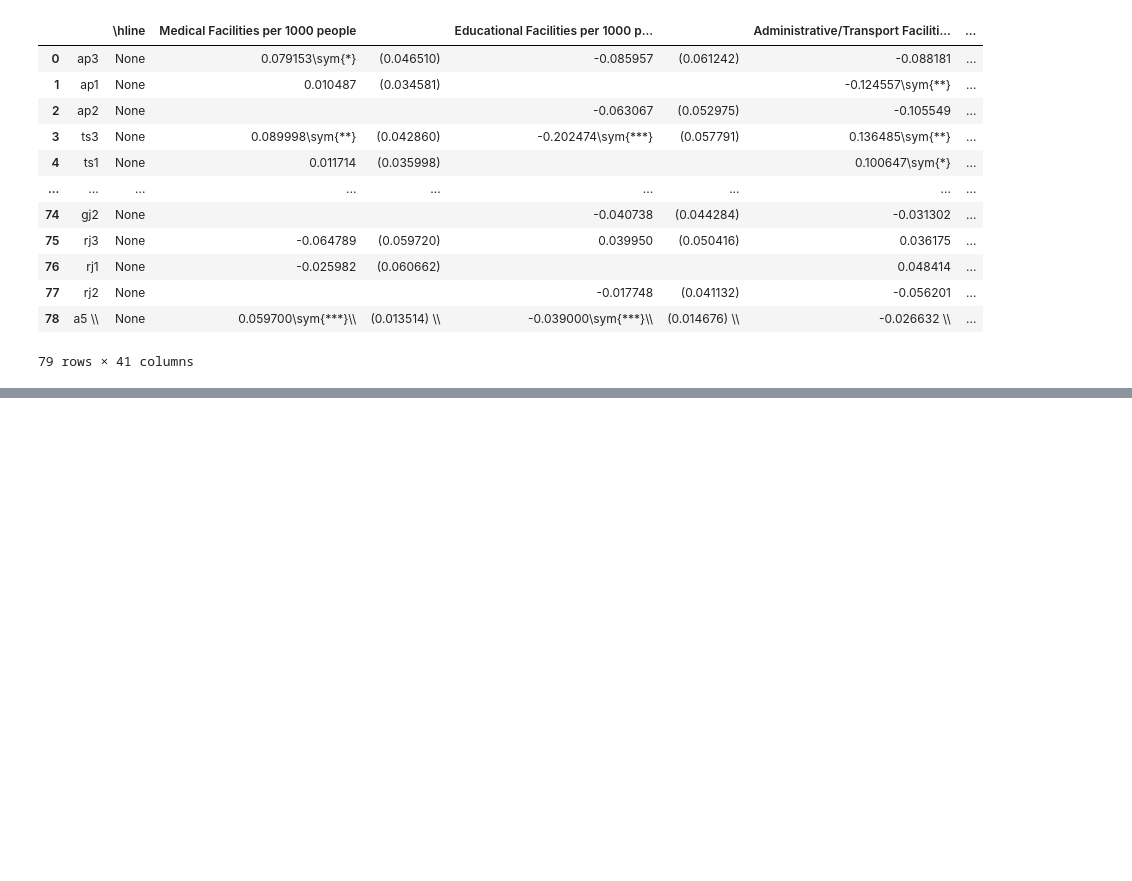
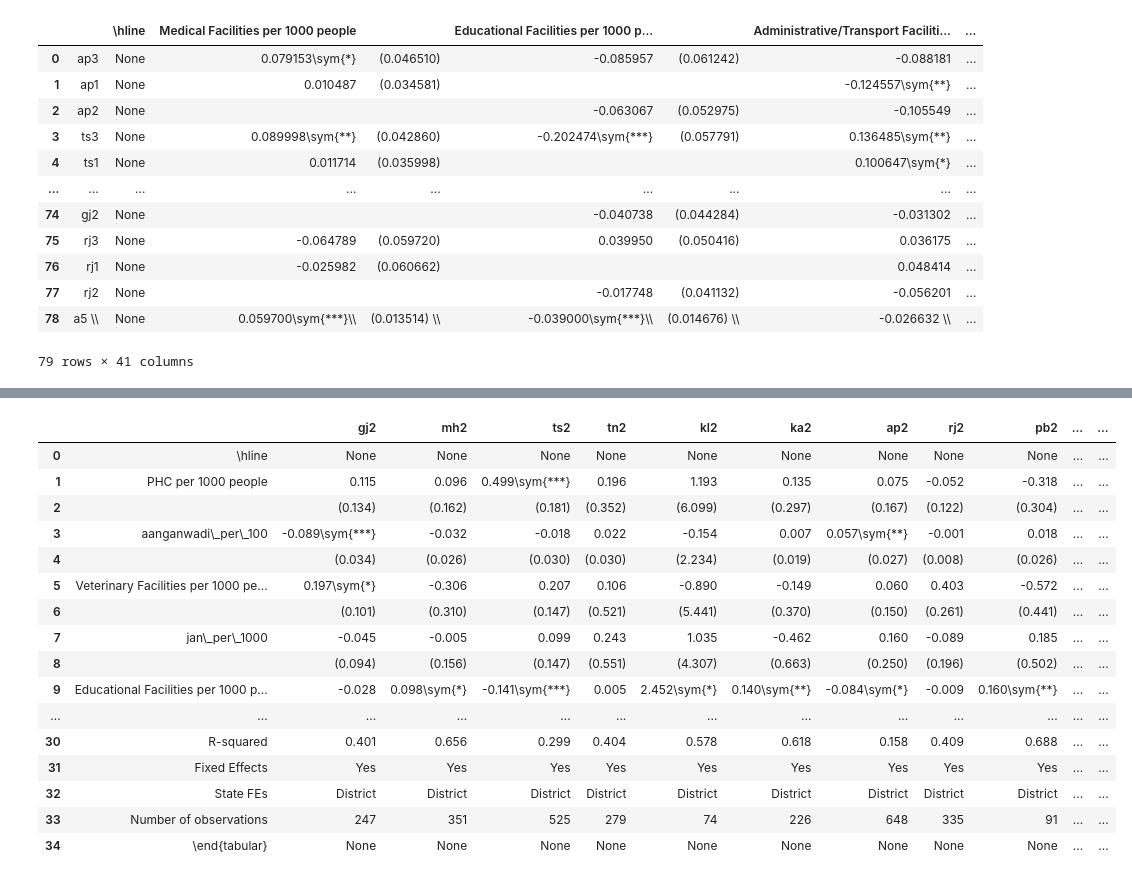
Before and after one commit to SaiSiddhardhaKalla/Master_Thesis, a Jupyter notebook: latex_table_2_csv.ipynb, the cells around one changed output, grey strips where cells are left out. Saved outputs shown, nothing was run; the diff lists cells and outputs as text; code cells hidden in the pictures; blank space fills up the shorter version.

Commit message:
Changed reg csv file data and output

```diff
--- a/latex_table_2_csv.ipynb
+++ b/latex_table_2_csv.ipynb
@@ -972,0 +894,82 @@ df1
+# %%
+
+
+# Your LaTeX table as a string
+latex_table1 = r"""
+\begin{tabular}{|l|c|c|c|c|c|c|c|c|c|c|c|c|c|c|c|c|c|c|c|c|c|c|c|c|c|c|c|c|}
+                    &         gj2         &         mh2         &         ts2         &         tn2         &         kl2         &         ka2         &         ap2         &         rj2         &         pb2         &         hr2         &         wb2         &         tr2         &         or2         &         jh2         &         bh2         &         as2         &         up2         &         uk2         &         mp2         &         ch2         \\
+\hline
+PHC per 1000 people &       0.115         &       0.096         &       0.499\sym{***}&       0.196         &       1.193         &       0.135         &       0.075         &      -0.052         &      -0.318         &      -0.265         &      -0.011         &     -39.574\sym{*}  &      -0.024         &       0.083         &      -0.599\sym{**} &       0.277         &       1.129         &       0.084         &       0.271         &       0.084         \\
+                    &     (0.134)         &     (0.162)         &     (0.181)         &     (0.352)         &     (6.099)         &     (0.297)         &     (0.167)         &     (0.122)         &     (0.304)         &     (0.696)         &     (0.524)         &    (10.998)         &     (0.065)         &     (0.156)         &     (0.269)         &     (0.545)         &     (0.834)         &     (0.092)         &     (0.328)         &     (0.236)         \\
+aanganwadi\_per\_100  &      -0.089\sym{***}&      -0.032         &      -0.018         &       0.022         &      -0.154         &       0.007         &       0.057\sym{**} &      -0.001         &       0.018         &      -0.124         &       0.081\sym{*}  &       0.829         &       0.009         &      -0.062         &      -0.038         &      -0.112\sym{*}  &       0.233\sym{**} &      -0.002         &       0.029         &       0.011         \\
+                    &     (0.034)         &     (0.026)         &     (0.030)         &     (0.030)         &     (2.234)         &     (0.019)         &     (0.027)         &     (0.008)         &     (0.026)         &     (0.152)         &     (0.049)         &     (0.576)         &     (0.016)         &     (0.038)         &     (0.038)         &     (0.067)         &     (0.117)         &     (0.015)         &     (0.039)         &     (0.044)         \\
+Veterinary Facilities per 1000 people&       0.197\sym{*}  &      -0.306         &       0.207         &       0.106         &      -0.890         &      -0.149         &       0.060         &       0.403         &      -0.572         &      -0.770         &      -0.871\sym{**} &     -19.629         &      -0.144         &       0.034         &       0.470         &      -0.210         &       1.737         &      -0.067         &      -0.350         &      -0.208         \\
+                    &     (0.101)         &     (0.310)         &     (0.147)         &     (0.521)         &     (5.441)         &     (0.370)         &     (0.150)         &     (0.261)         &     (0.441)         &     (0.545)         &     (0.420)         &     (6.734)         &     (0.184)         &     (0.266)         &     (0.645)         &     (0.765)         &     (1.398)         &     (0.150)         &     (0.391)         &     (0.547)         \\
+jan\_per\_1000        &      -0.045         &      -0.005         &       0.099         &       0.243         &       1.035         &      -0.462         &       0.160         &      -0.089         &       0.185         &       0.005         &       0.536         &      34.655\sym{*}  &      -0.024         &      -0.540         &      -0.533         &       0.880         &      -1.053         &       0.082         &       0.091         &       0.049         \\
+                    &     (0.094)         &     (0.156)         &     (0.147)         &     (0.551)         &     (4.307)         &     (0.663)         &     (0.250)         &     (0.196)         &     (0.502)         &     (0.636)         &     (0.679)         &    (10.691)         &     (0.154)         &     (0.355)         &     (0.594)         &     (0.936)         &     (1.533)         &     (0.183)         &     (0.352)         &     (0.441)         \\
+Educational Facilities per 1000 people&      -0.028         &       0.098\sym{*}  &      -0.141\sym{***}&       0.005         &       2.452\sym{*}  &       0.140\sym{**} &      -0.084\sym{*}  &      -0.009         &       0.160\sym{**} &      -0.102         &      -0.110         &       1.824\sym{*}  &       0.000         &      -0.056         &       0.002         &       0.107         &      -0.186         &      -0.004         &      -0.001         &       0.168\sym{**} \\
+                    &     (0.041)         &     (0.054)         &     (0.046)         &     (0.118)         &     (1.269)         &     (0.057)         &     (0.050)         &     (0.036)         &     (0.069)         &     (0.196)         &     (0.095)         &     (0.457)         &     (0.022)         &     (0.036)         &     (0.080)         &     (0.112)         &     (0.171)         &     (0.032)         &     (0.068)         &     (0.065)         \\
+Share of Villages with Roads&      -0.157         &      -0.074         &      -0.357\sym{***}&      -0.699\sym{***}&      -0.438         &      -0.250\sym{**} &      -0.065         &      -0.224\sym{***}&       0.430\sym{**} &      -0.215         &      -0.017         &      -6.600\sym{*}  &      -0.108\sym{*}  &      -0.154\sym{**} &      -0.090         &      -0.054         &      -0.246         &       0.063         &      -0.097         &       0.177         \\
+                    &     (0.181)         &     (0.084)         &     (0.094)         &     (0.154)         &     (0.507)         &     (0.120)         &     (0.061)         &     (0.069)         &     (0.170)         &     (0.276)         &     (0.082)         &     (2.148)         &     (0.055)         &     (0.069)         &     (0.070)         &     (0.124)         &     (0.180)         &     (0.111)         &     (0.142)         &     (0.133)         \\
+Share of Villages with Railway&      -0.142\sym{*}  &      -0.307         &       0.037         &      -0.278         &      -0.044         &       0.471\sym{**} &       0.142         &      -0.029         &      -0.015         &       0.839         &       0.133         &     -26.219\sym{*}  &      -0.153         &      -0.148         &       0.130         &      -0.021         &       0.070         &      -0.836         &      -0.194         &      -0.379         \\
+                    &     (0.075)         &     (0.498)         &     (0.144)         &     (0.192)         &     (0.285)         &     (0.229)         &     (0.104)         &     (0.201)         &     (0.245)         &     (0.547)         &     (0.223)         &     (7.362)         &     (0.201)         &     (0.167)         &     (0.139)         &     (0.903)         &     (0.508)         &     (0.682)         &     (0.422)         &     (0.529)         \\
+Share of Villages with Public Transport&      -0.167\sym{***}&      -0.042         &       0.004         &       0.044         &      -3.639\sym{***}&       0.341\sym{***}&      -0.026         &      -0.066         &      -0.348\sym{**} &       0.156         &      -0.043         &       2.530         &      -0.056         &      -0.028         &       0.114         &       0.106         &       0.127         &       0.092         &      -0.044         &      -0.010         \\
+                    &     (0.064)         &     (0.075)         &     (0.048)         &     (0.112)         &     (1.000)         &     (0.115)         &     (0.036)         &     (0.064)         &     (0.163)         &     (0.159)         &     (0.060)         &     (0.960)         &     (0.078)         &     (0.131)         &     (0.084)         &     (0.233)         &     (0.184)         &     (0.113)         &     (0.105)         &     (0.110)         \\
+Agricultural Facilities per 1000 people&       0.018         &      -0.023         &       0.002         &       0.037         &      -0.441         &       0.035         &       0.005         &      -0.008         &       0.072         &      -0.171\sym{**} &       0.005         &       0.278         &       0.011         &       0.024         &       0.015         &       0.017         &      -0.147         &       0.010         &       0.060         &      -0.045         \\
+                    &     (0.014)         &     (0.022)         &     (0.015)         &     (0.057)         &     (0.565)         &     (0.036)         &     (0.022)         &     (0.023)         &     (0.051)         &     (0.086)         &     (0.027)         &     (0.148)         &     (0.016)         &     (0.021)         &     (0.047)         &     (0.066)         &     (0.108)         &     (0.007)         &     (0.049)         &     (0.039)         \\
+Administrative/Transport Facilities per 1000 people&      -0.042         &      -0.056         &       0.087         &      -0.191         &      -1.923         &      -0.468\sym{***}&      -0.064         &       0.002         &      -0.209         &       0.642\sym{**} &      -0.043         &     -14.753\sym{*}  &       0.025         &       0.106         &       0.009         &      -0.096         &      -0.084         &      -0.037         &      -0.128         &      -0.206\sym{*}  \\
+                    &     (0.046)         &     (0.071)         &     (0.057)         &     (0.154)         &     (1.469)         &     (0.112)         &     (0.061)         &     (0.081)         &     (0.133)         &     (0.303)         &     (0.141)         &     (3.817)         &     (0.053)         &     (0.066)         &     (0.116)         &     (0.202)         &     (0.217)         &     (0.037)         &     (0.143)         &     (0.122)         \\
+Subdistrict Area    &       0.000         &      -0.000         &       0.000\sym{***}&       0.000         &       0.000         &      -0.000\sym{***}&       0.000\sym{***}&       0.000\sym{**} &      -0.000         &       0.000         &      -0.000         &      -0.012\sym{*}  &       0.000\sym{***}&       0.000         &       0.000\sym{**} &       0.000         &      -0.000         &       0.000         &       0.000\sym{***}&       0.000\sym{***}\\
+                    &     (0.000)         &     (0.000)         &     (0.000)         &     (0.000)         &     (0.000)         &     (0.000)         &     (0.000)         &     (0.000)         &     (0.000)         &     (0.000)         &     (0.000)         &     (0.003)         &     (0.000)         &     (0.000)         &     (0.000)         &     (0.000)         &     (0.000)         &     (0.000)         &     (0.000)         &     (0.000)         \\
+Number of Villages  &       0.001\sym{***}&       0.000         &       0.002\sym{*}  &       0.000         &       0.006         &       0.001\sym{***}&       0.001\sym{*}  &       0.001\sym{***}&       0.001\sym{***}&       0.002\sym{**} &       0.000\sym{*}  &       0.029\sym{*}  &       0.000         &       0.001\sym{**} &       0.001\sym{***}&       0.001\sym{***}&       0.000\sym{***}&       0.001\sym{**} &       0.001\sym{**} &       0.000         \\
+                    &     (0.000)         &     (0.000)         &     (0.001)         &     (0.001)         &     (0.005)         &     (0.000)         &     (0.001)         &     (0.000)         &     (0.000)         &     (0.001)         &     (0.000)         &     (0.008)         &     (0.000)         &     (0.000)         &     (0.000)         &     (0.000)         &     (0.000)         &     (0.000)         &     (0.000)         &     (0.000)         \\
+Average Distance to Urban Centre&      -0.003\sym{*}  &       0.004         &       0.003         &      -0.003         &       0.009         &       0.006\sym{*}  &       0.006         &      -0.001         &      -0.003         &      -0.008\sym{*}  &      -0.000         &      -0.131\sym{*}  &      -0.001         &      -0.002         &       0.008         &      -0.003         &      -0.001         &       0.011\sym{*}  &      -0.000         &       0.004         \\
+                    &     (0.002)         &     (0.004)         &     (0.004)         &     (0.005)         &     (0.007)         &     (0.004)         &     (0.004)         &     (0.002)         &     (0.006)         &     (0.005)         &     (0.005)         &     (0.040)         &     (0.004)         &     (0.006)         &     (0.006)         &     (0.010)         &     (0.005)         &     (0.006)         &     (0.003)         &     (0.005)         \\
+Constant            &       0.685\sym{***}&       0.349\sym{***}&       0.745\sym{***}&       0.992\sym{***}&       4.262\sym{***}&       0.412\sym{***}&       0.357\sym{***}&       0.588\sym{***}&       0.422\sym{*}  &       0.564         &       0.539\sym{***}&      22.081\sym{*}  &       0.688\sym{***}&       0.510\sym{***}&       0.548\sym{***}&       0.170         &       0.878\sym{***}&       0.508\sym{***}&       0.263\sym{*}  &       0.020         \\
+                    &     (0.186)         &     (0.086)         &     (0.118)         &     (0.171)         &     (1.033)         &     (0.131)         &     (0.060)         &     (0.078)         &     (0.244)         &     (0.346)         &     (0.099)         &     (6.091)         &     (0.067)         &     (0.087)         &     (0.086)         &     (0.167)         &     (0.224)         &     (0.150)         &     (0.153)         &     (0.186)         \\
+\hline
+R-squared           &       0.401         &       0.656         &       0.299         &       0.404         &       0.578         &       0.618         &       0.158         &       0.409         &       0.688         &       0.449         &       0.192         &       0.969         &       0.333         &       0.630         &       0.304         &       0.474         &       0.558         &       0.322         &       0.286         &       0.645         \\
+Fixed Effects       &         Yes         &         Yes         &         Yes         &         Yes         &         Yes         &         Yes         &         Yes         &         Yes         &         Yes         &         Yes         &         Yes         &         Yes         &         Yes         &         Yes         &         Yes         &         Yes         &         Yes         &         Yes         &         Yes         &         Yes         \\
+State FEs           &    District         &    District         &    District         &    District         &    District         &    District         &    District         &    District         &    District         &    District         &    District         &    District         &    District         &    District         &    District         &    District         &    District         &    District         &    District         &    District         \\
+Number of observations&         247         &         351         &         525         &         279         &          74         &         226         &         648         &         335         &          91         &         133         &         329         &          23         &         445         &         259         &         533         &         145         &         331         &         128         &         409         &         150         \\
+
+
+\end{tabular}
+"""
+
+# Split the LaTeX table into lines and remove empty lines
+latex_lines1= [line.strip() for line in latex_table1.split('\n') if line.strip()]
+
+# Extract the header and data lines
+header_line = latex_lines1[1]
+data_lines = latex_lines1[2:]
+
+# Extract headers and values
+headers = header_line.split('&')[0:]
+values = [line.split('&')[0:] for line in data_lines]
+
+# Create a pandas DataFrame
+df1 = pd.DataFrame(values, columns=headers)
+df1.reset_index()
+df1
+
+# Save DataFrame to Excel
+# df.to_excel('output_table.xlsx', index=False)
+# %% [output]
+|  |  | gj2 | mh2 | ts2 | tn2 | kl2 | ka2 | ap2 | rj2 | pb2 | ... | ... |
+| 0 | \hline | None | None | None | None | None | None | None | None | None | ... | ... |
+| 1 | PHC per 1000 people | 0.115 | 0.096 | 0.499\sym{***} | 0.196 | 1.193 | 0.135 | 0.075 | -0.052 | -0.318 | ... | ... |
+| 2 |  | (0.134) | (0.162) | (0.181) | (0.352) | (6.099) | (0.297) | (0.167) | (0.122) | (0.304) | ... | ... |
+| 3 | aanganwadi\_per\_100 | -0.089\sym{***} | -0.032 | -0.018 | 0.022 | -0.154 | 0.007 | 0.057\sym{**} | -0.001 | 0.018 | ... | ... |
+| 4 |  | (0.034) | (0.026) | (0.030) | (0.030) | (2.234) | (0.019) | (0.027) | (0.008) | (0.026) | ... | ... |
+| 5 | Veterinary Facilities per 1000 pe... | 0.197\sym{*} | -0.306 | 0.207 | 0.106 | -0.890 | -0.149 | 0.060 | 0.403 | -0.572 | ... | ... |
+| 6 |  | (0.101) | (0.310) | (0.147) | (0.521) | (5.441) | (0.370) | (0.150) | (0.261) | (0.441) | ... | ... |
+| 7 | jan\_per\_1000 | -0.045 | -0.005 | 0.099 | 0.243 | 1.035 | -0.462 | 0.160 | -0.089 | 0.185 | ... | ... |
+| 8 |  | (0.094) | (0.156) | (0.147) | (0.551) | (4.307) | (0.663) | (0.250) | (0.196) | (0.502) | ... | ... |
+| 9 | Educational Facilities per 1000 p... | -0.028 | 0.098\sym{*} | -0.141\sym{***} | 0.005 | 2.452\sym{*} | 0.140\sym{**} | -0.084\sym{*} | -0.009 | 0.160\sym{**} | ... | ... |
+| ... | ... | ... | ... | ... | ... | ... | ... | ... | ... | ... | ... | ... |
+| 30 | R-squared | 0.401 | 0.656 | 0.299 | 0.404 | 0.578 | 0.618 | 0.158 | 0.409 | 0.688 | ... | ... |
+| 31 | Fixed Effects | Yes | Yes | Yes | Yes | Yes | Yes | Yes | Yes | Yes | ... | ... |
+| 32 | State FEs | District | District | District | District | District | District | District | District | District | ... | ... |
+| 33 | Number of observations | 247 | 351 | 525 | 279 | 74 | 226 | 648 | 335 | 91 | ... | ... |
+| 34 | \end{tabular} | None | None | None | None | None | None | None | None | None | ... | ... |
```
Also changed, not shown: parts of 3 cells of this notebook, 11 other files.
